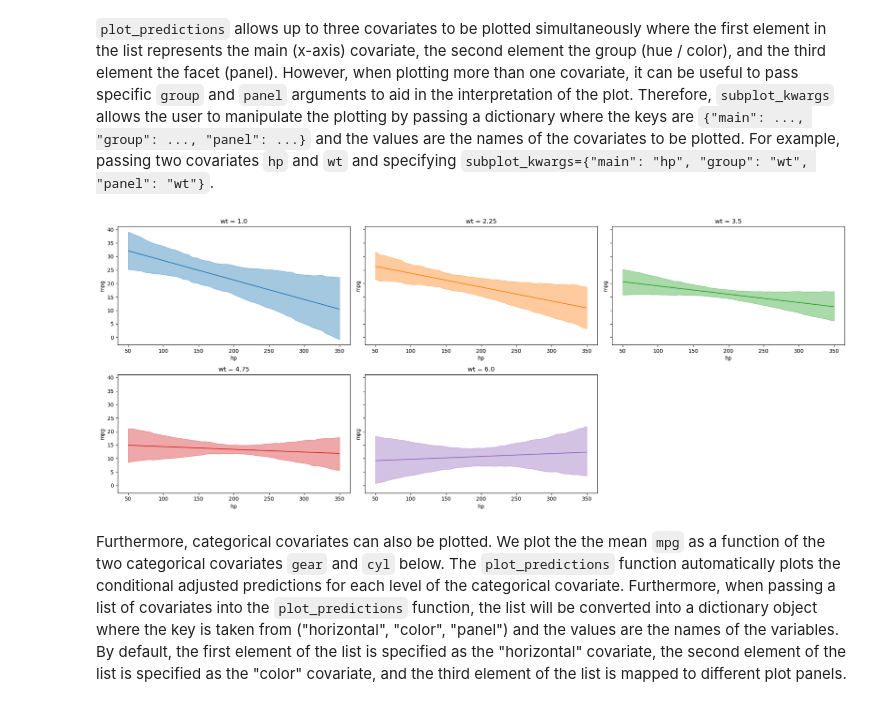
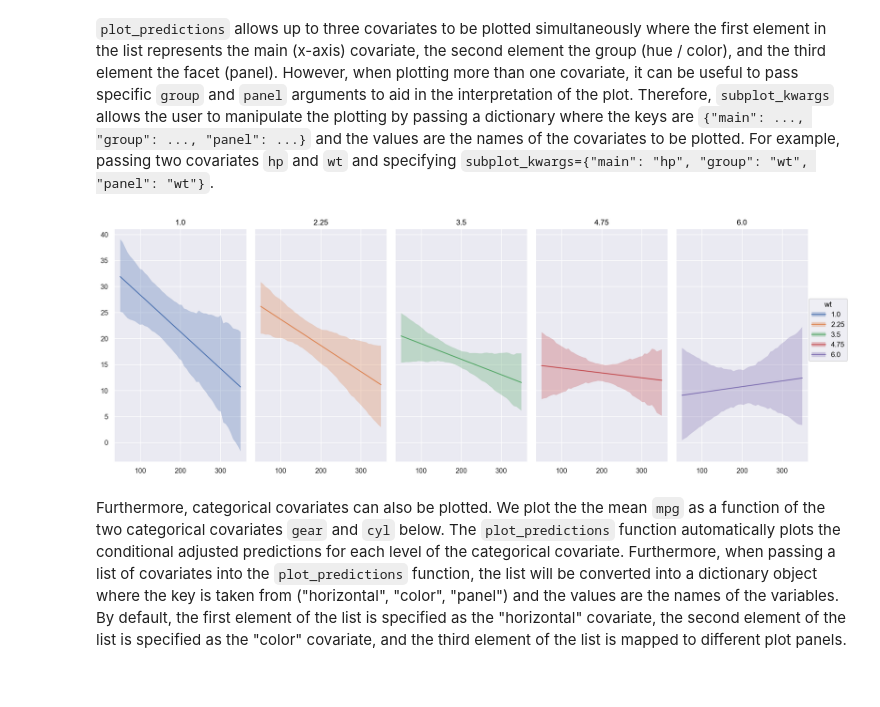
Before and after one commit to bambinos/bambi, a Jupyter notebook: docs/notebooks/plot_predictions.ipynb, the cells around one changed output. Drawn from its saved outputs; the diff is of its cells as text; code cells hidden in the pictures.

```diff
--- a/docs/notebooks/plot_predictions.ipynb
+++ b/docs/notebooks/plot_predictions.ipynb
@@ -69,6 +69,7 @@ For the first demonstration, we will use a Gaussian linear regression model with
 # %%
 # Load data
 data = bmb.load_data('mtcars')
+data["hp"] = data["hp"].astype(pd.Float32Dtype())
 data["cyl"] = data["cyl"].replace({4: "low", 6: "medium", 8: "high"})
 data["gear"] = data["gear"].replace({3: "A", 4: "B", 5: "C"})
 data["cyl"] = pd.Categorical(data["cyl"], categories=["low", "medium", "high"], ordered=True)
@@ -106,6 +102,4 @@ The plot above shows that as `hp` increases, the mean `mpg` decreases. As stated
 By default, `plot_predictions` uses the highest density interval (HDI) of the posterior distribution to compute the credible interval of the conditional adjusted predictions. The HDI is a Bayesian analog to the frequentist confidence interval. The HDI is the shortest interval that contains a specified probability of the posterior distribution. By default, `plot_predictions` uses the 94% HDI.
 
 `plot_predictions` uses the posterior distribution by default to visualize some mean outcome parameter . However, the posterior predictive distribution can also be plotted by specifying `pps=True` where `pps` stands for posterior predictive samples of the response variable.
-# %%
-bmb.config["INTERPRET_VERBOSE"] = False
 # %%
@@ -137,15 +130,13 @@ summary_df.head(10)
 # %%
 bmb.interpret.plot_predictions(
     model=model,
     idata=idata,
     conditional={"hp": np.linspace(50, 350, 50), "wt": np.linspace(1, 6, 5)},
-    legend=False,
     subplot_kwargs={"main": "hp", "group": "wt", "panel": "wt"},
-    fig_kwargs={"figsize": (20, 8), "sharey": True}
+    fig_kwargs={"theme": {"figure.figsize": (16, 6)}}
 )
-plt.tight_layout();
 # %% [output]
-[figure, old version]
+[figure, new version]
 # %% [markdown]
 Furthermore, categorical covariates can also be plotted. We plot the the mean `mpg` as a function of the two categorical covariates `gear` and `cyl` below. The `plot_predictions` function automatically plots the conditional adjusted predictions for each level of the categorical covariate. Furthermore, when passing a list of covariates into the `plot_predictions` function, the list will be converted into a dictionary object where the key is taken from ("horizontal", "color", "panel") and the values are the names of the variables. By default, the first element of the list is specified as the "horizontal" covariate, the second element of the list is specified as the "color" covariate, and the third element of the list is mapped to different plot panels.
 # %%
```
Also changed, not shown: parts of 31 cells of this notebook, 9 other files.
